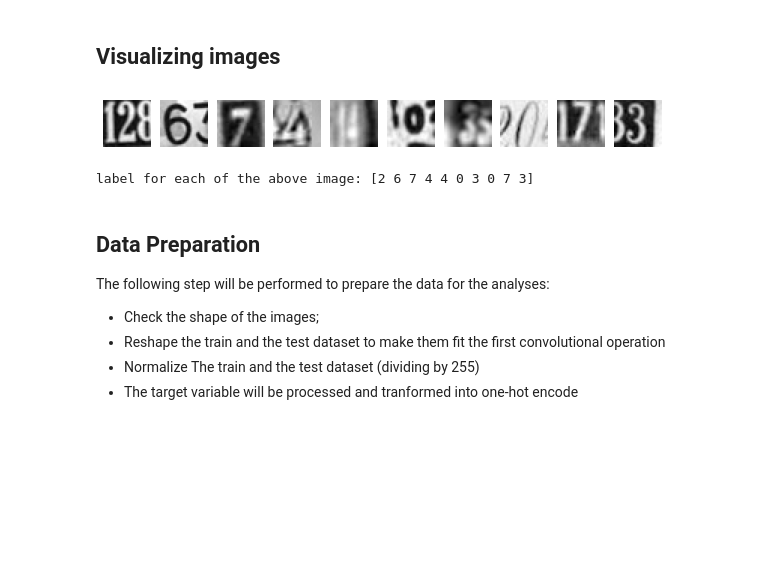
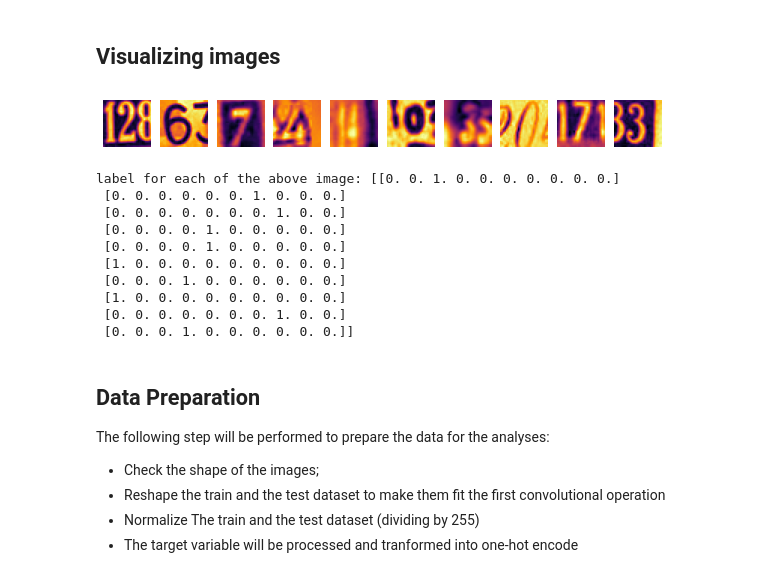
Before and after one commit to fparisio/DataScience, a Jupyter notebook: DigitRecognition/DigitRecognitionCNN.ipynb, the cells around one changed output. Cells and saved outputs as stored; diff of their text form; code cells hidden in the pictures; blank space fills up the shorter version.

Commit message:
Adding plots to CNN

```diff
--- a/DigitRecognition/DigitRecognitionCNN.ipynb
+++ b/DigitRecognition/DigitRecognitionCNN.ipynb
@@ -98,17 +98,26 @@ len(X_train), len(X_test), len(X_val)
 # %%
 # visualizing the first 10 images in the dataset and their labels
 plt.figure(figsize=(10, 1))
 
 for i in range(10):
     plt.subplot(1, 10, i+1)
-    plt.imshow(X_train[i], cmap="bone") # write the function to visualize images
+    plt.imshow(X_train[i], cmap="inferno") # write the function to visualize images
     plt.axis('off')
 
 plt.show()
 print('label for each of the above image: %s' % (y_train[0:10]))
 # %% [output]
-[figure, old version]
+[figure, new version]
-label for each of the above image: [2 6 7 4 4 0 3 0 7 3]
+label for each of the above image: [[0. 0. 1. 0. 0. 0. 0. 0. 0. 0.]
+ [0. 0. 0. 0. 0. 0. 1. 0. 0. 0.]
+ [0. 0. 0. 0. 0. 0. 0. 1. 0. 0.]
+ [0. 0. 0. 0. 1. 0. 0. 0. 0. 0.]
+ [0. 0. 0. 0. 1. 0. 0. 0. 0. 0.]
+ [1. 0. 0. 0. 0. 0. 0. 0. 0. 0.]
+ [0. 0. 0. 1. 0. 0. 0. 0. 0. 0.]
+ [1. 0. 0. 0. 0. 0. 0. 0. 0. 0.]
+ [0. 0. 0. 0. 0. 0. 0. 1. 0. 0.]
+ [0. 0. 0. 1. 0. 0. 0. 0. 0. 0.]]
 # %% [markdown]
 ## **Data Preparation**
 The following step will be performed to prepare the data for the analyses:
```
Also changed, not shown: parts of 11 cells of this notebook.
